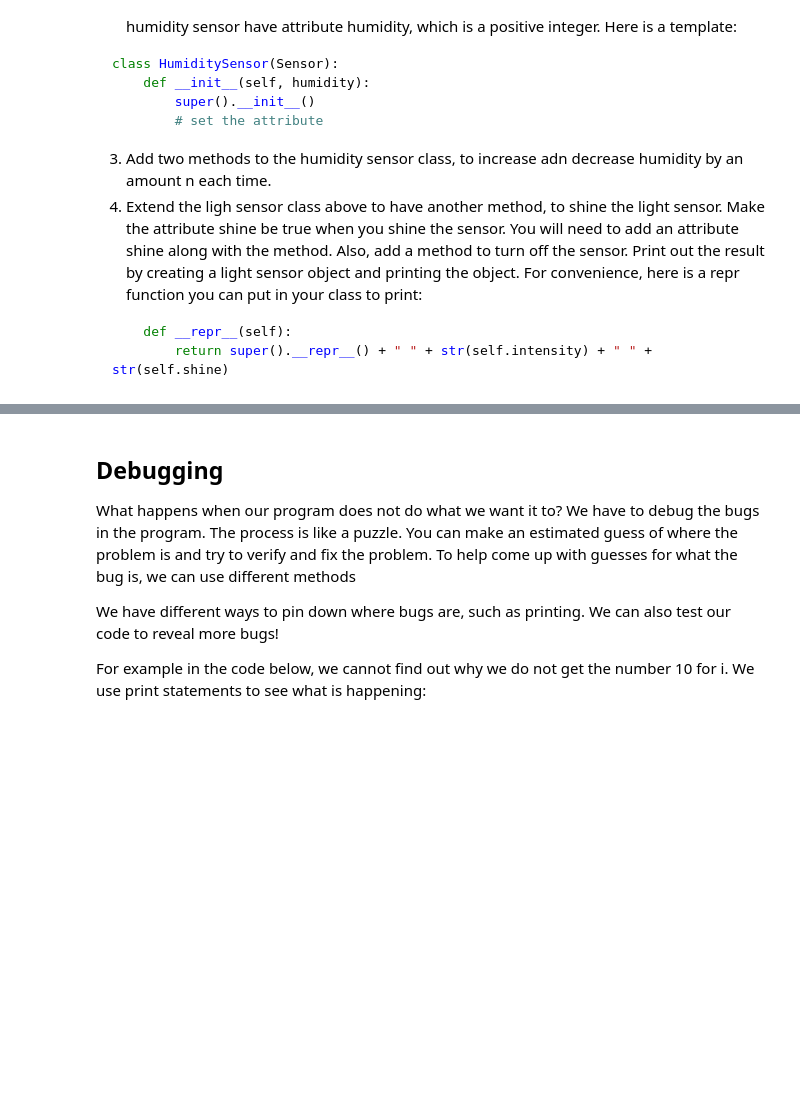
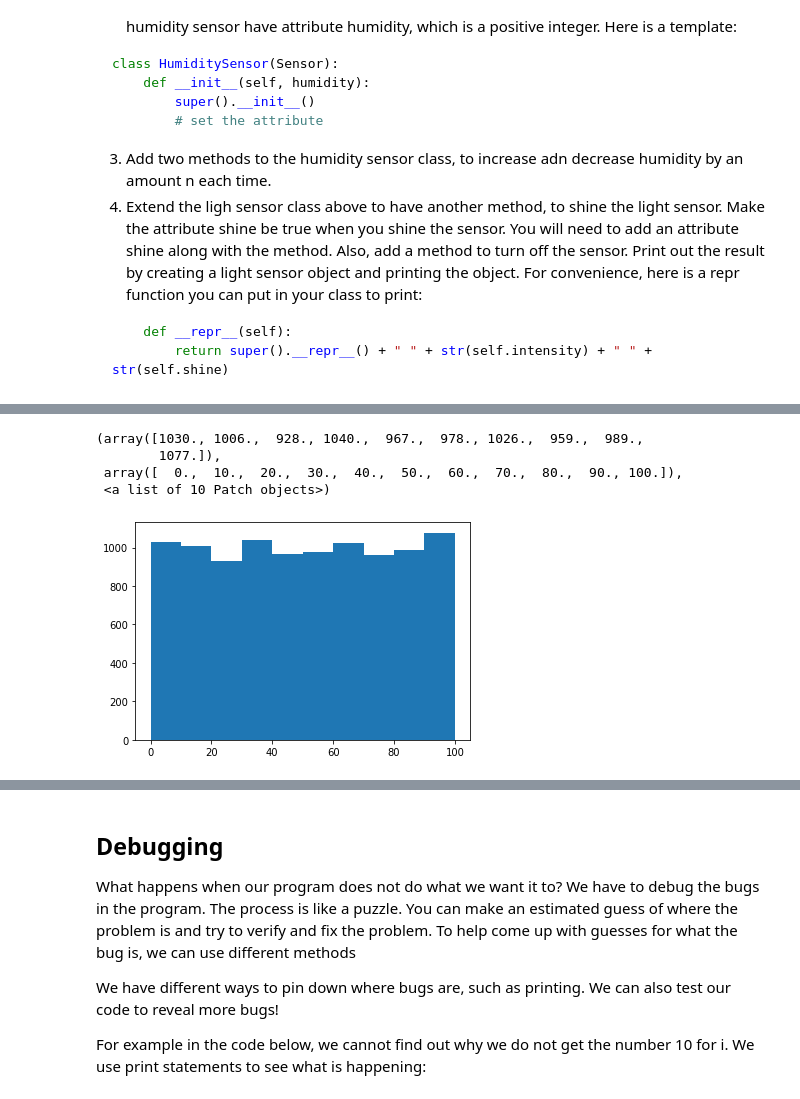
Before and after one commit to colestrine/NYSG, a Jupyter notebook: Jupyter Notebooks/Programming_Tutorial.ipynb, the cells around one changed output, grey strips where cells are left out. Cells and saved outputs as stored; diff of their text form; code cells hidden in the pictures; blank space fills up the shorter version.

Commit message:
add visualizationsg

```diff
--- a/Jupyter Notebooks/Programming_Tutorial.ipynb
+++ b/Jupyter Notebooks/Programming_Tutorial.ipynb
@@ -1255,0 +1303,16 @@ class HumiditySensor(Sensor):
+# %%
+import matplotlib.pyplot as plt
+import random
+
+random_nums = []
+for i in range(10000):
+    random_nums.append(random.randint(0, 100))
+
+%matplotlib inline
+plt.hist(random_nums)
+# %% [output]
+(array([1030., 1006.,  928., 1040.,  967.,  978., 1026.,  959.,  989.,
+        1077.]),
+ array([  0.,  10.,  20.,  30.,  40.,  50.,  60.,  70.,  80.,  90., 100.]),
+ <a list of 10 Patch objects>)
+[figure, added]
```
Also changed, not shown: parts of 10 cells of this notebook, 1 other file.
